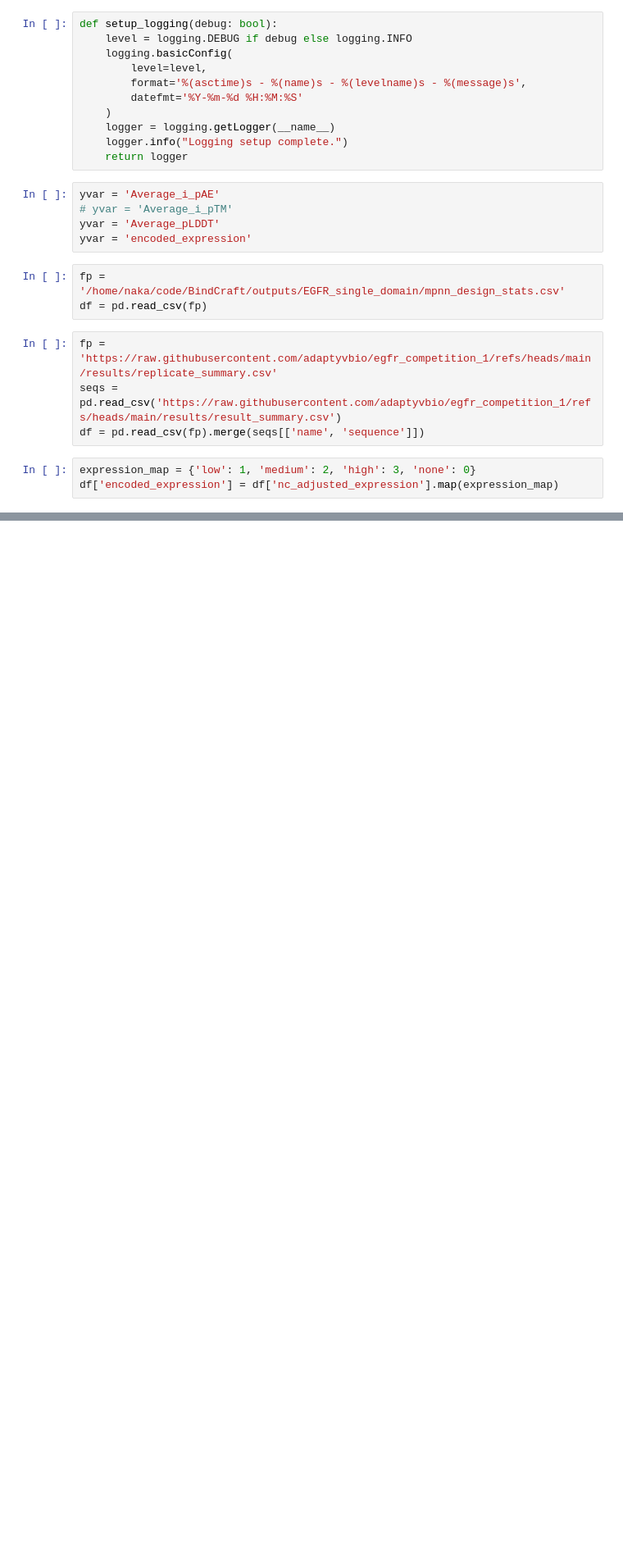
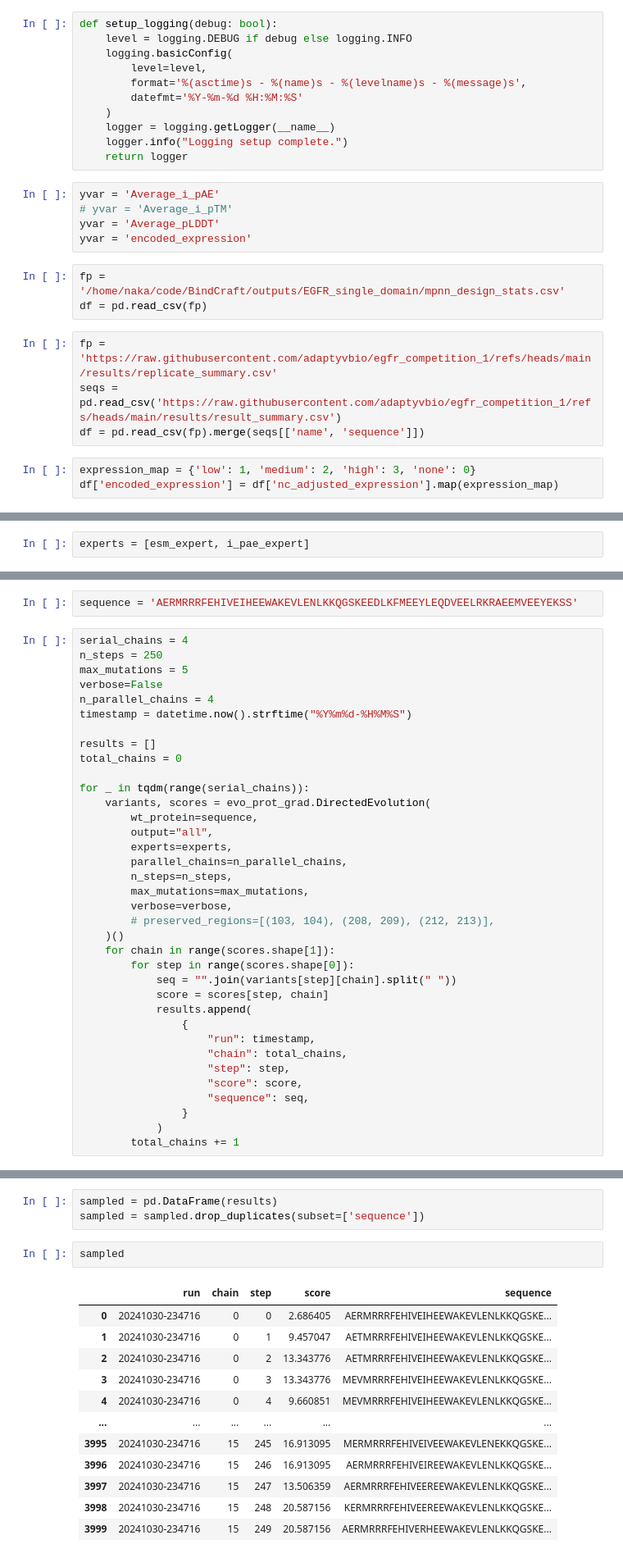
Before and after one commit to ANaka/egfr_binder_rd2, a Jupyter notebook: notebooks/test_bt_model.ipynb, the cells around one changed output, grey strips where cells are left out. Shown at 82% size. Cells and saved outputs as stored; diff of their text form; blank space fills up the shorter version.

```diff
--- a/notebooks/test_bt_model.ipynb
+++ b/notebooks/test_bt_model.ipynb
@@ -160,0 +243,2 @@ print(f"Test result: {test_result}")
+# %%
+experts = [esm_expert, i_pae_expert]
@@ -160,0 +247,38 @@ print(f"Test result: {test_result}")
+# %%
+sequence = 'AERMRRRFEHIVEIHEEWAKEVLENLKKQGSKEEDLKFMEEYLEQDVEELRKRAEEMVEEYEKSS'
+# %%
+serial_chains = 4
+n_steps = 250
+max_mutations = 5
+verbose=False
+n_parallel_chains = 4
+timestamp = datetime.now().strftime("%Y%m%d-%H%M%S")
+
+results = []
+total_chains = 0
+
+for _ in tqdm(range(serial_chains)):
+    variants, scores = evo_prot_grad.DirectedEvolution(
+        wt_protein=sequence,
+        output="all",
+        experts=experts,
+        parallel_chains=n_parallel_chains,
+        n_steps=n_steps,
+        max_mutations=max_mutations,
+        verbose=verbose,
+        # preserved_regions=[(103, 104), (208, 209), (212, 213)],
+    )()
+    for chain in range(scores.shape[1]):
+        for step in range(scores.shape[0]):
+            seq = "".join(variants[step][chain].split(" "))
+            score = scores[step, chain]
+            results.append(
+                {
+                    "run": timestamp,
+                    "chain": total_chains,
+                    "step": step,
+                    "score": score,
+                    "sequence": seq,
+                }
+            )
+        total_chains += 1
@@ -160,0 +289,18 @@ print(f"Test result: {test_result}")
+# %%
+sampled = pd.DataFrame(results)
+sampled = sampled.drop_duplicates(subset=['sequence'])
+# %%
+sampled
+# %% [output]
+|  | run | chain | step | score | sequence |
+| 0 | 20241030-234716 | 0 | 0 | 2.686405 | AERMRRRFEHIVEIHEEWAKEVLENLKKQGSKE... |
+| 1 | 20241030-234716 | 0 | 1 | 9.457047 | AETMRRRFEHIVEIHEEWAKEVLENLKKQGSKE... |
+| 2 | 20241030-234716 | 0 | 2 | 13.343776 | AETMRRRFEHIVEIHEEWAKEVLENLKKQGSKE... |
+| 3 | 20241030-234716 | 0 | 3 | 13.343776 | MEVMRRRFEHIVEIHEEWAKEVLENLKKQGSKE... |
+| 4 | 20241030-234716 | 0 | 4 | 9.660851 | MEVMRRRFEHIVEIHEEWAKEVLENLKKQGSKE... |
+| ... | ... | ... | ... | ... | ... |
+| 3995 | 20241030-234716 | 15 | 245 | 16.913095 | MERMRRRFEHIVEIVEEWAKEVLENEKKQGSKE... |
+| 3996 | 20241030-234716 | 15 | 246 | 16.913095 | AERMRRRFEHIVEIREEWAKEVLENLKKQGSKE... |
+| 3997 | 20241030-234716 | 15 | 247 | 13.506359 | AERMRRRFEHIVEEREEWAKEVLENLKKQGSKE... |
+| 3998 | 20241030-234716 | 15 | 248 | 20.587156 | KERMRRRFEHIVEEREEWAKEVLENLKKQGSKE... |
+| 3999 | 20241030-234716 | 15 | 249 | 20.587156 | AERMRRRFEHIVERHEEWAKEVLENLKKQGSKE... |
```
Also changed, not shown: parts of 21 cells of this notebook, 2 other files.
